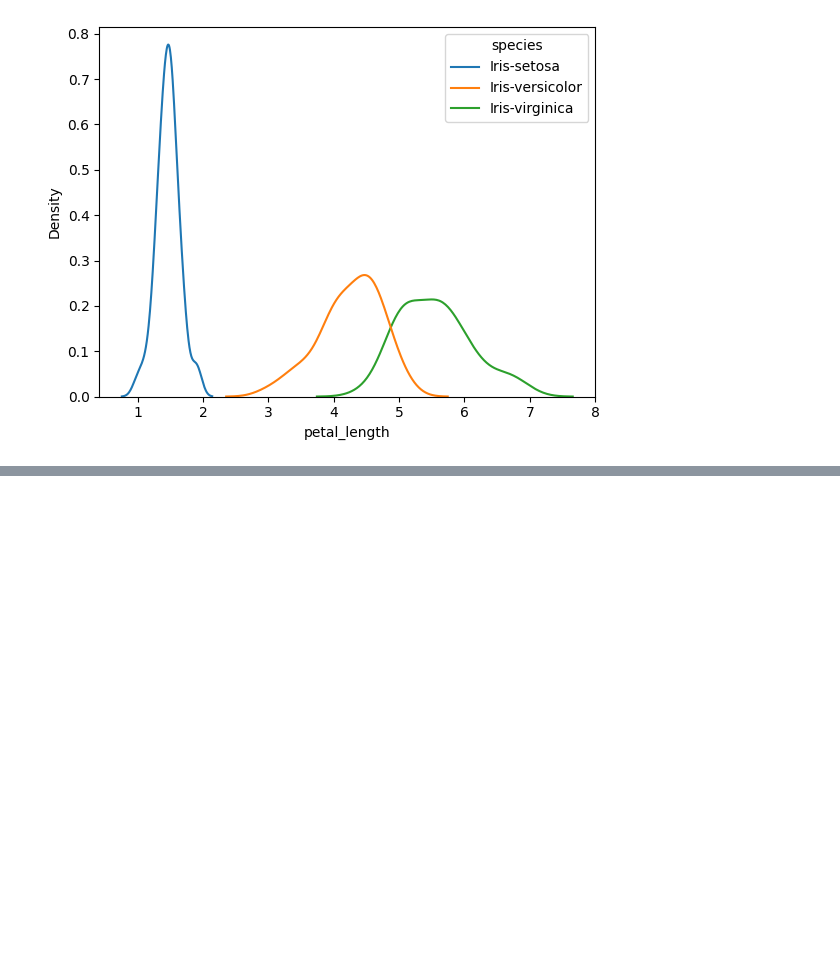
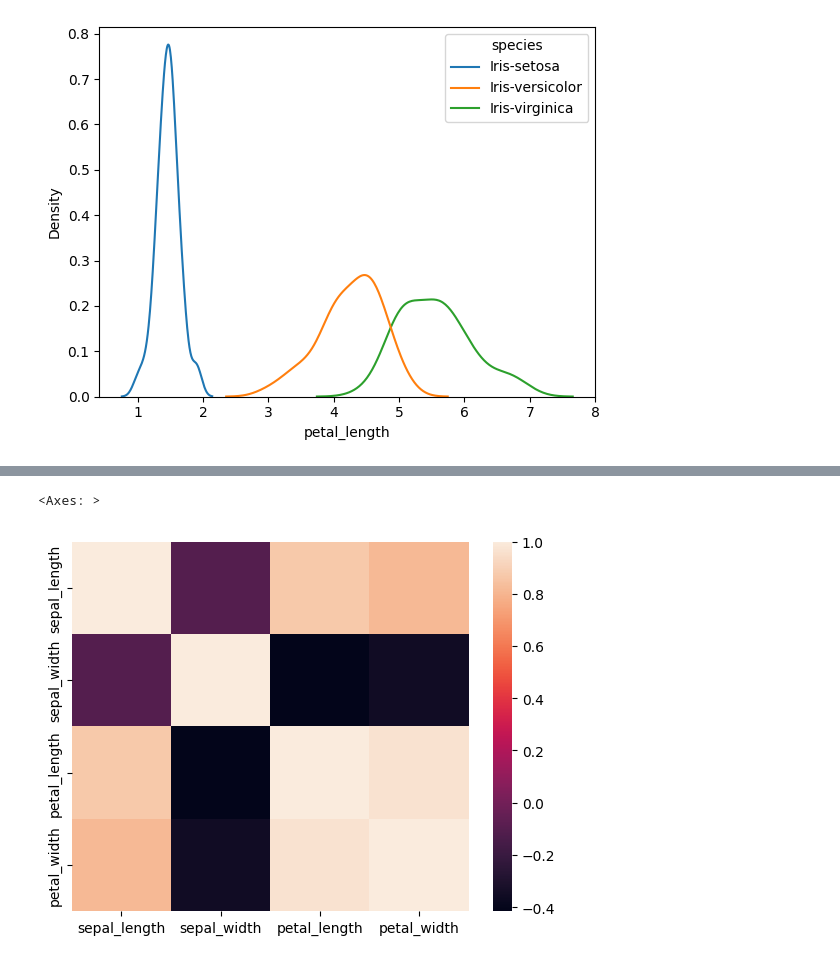
Before and after one commit to Aravindraprasad/Iris-Dataset, a Jupyter notebook: Iris_Dataset.ipynb, the cells around one changed output, grey strips where cells are left out. Saved outputs shown, nothing was run; the diff lists cells and outputs as text; code cells hidden in the pictures; blank space fills up the shorter version.

```diff
--- a/Iris_Dataset.ipynb
+++ b/Iris_Dataset.ipynb
@@ -82,0 +83,3 @@ pd.crosstab(df['species'], df['species'])
+# %%
+df_corr = df[['sepal_length',	'sepal_width',	'petal_length',	'petal_width']]
+df_corr.corr()
@@ -82,0 +92,5 @@ pd.crosstab(df['species'], df['species'])
+# %%
+sns.heatmap(df_corr.corr())
+# %% [output]
+<Axes: >
+[figure, added]
```
Also changed, not shown: parts of 14 cells of this notebook.
